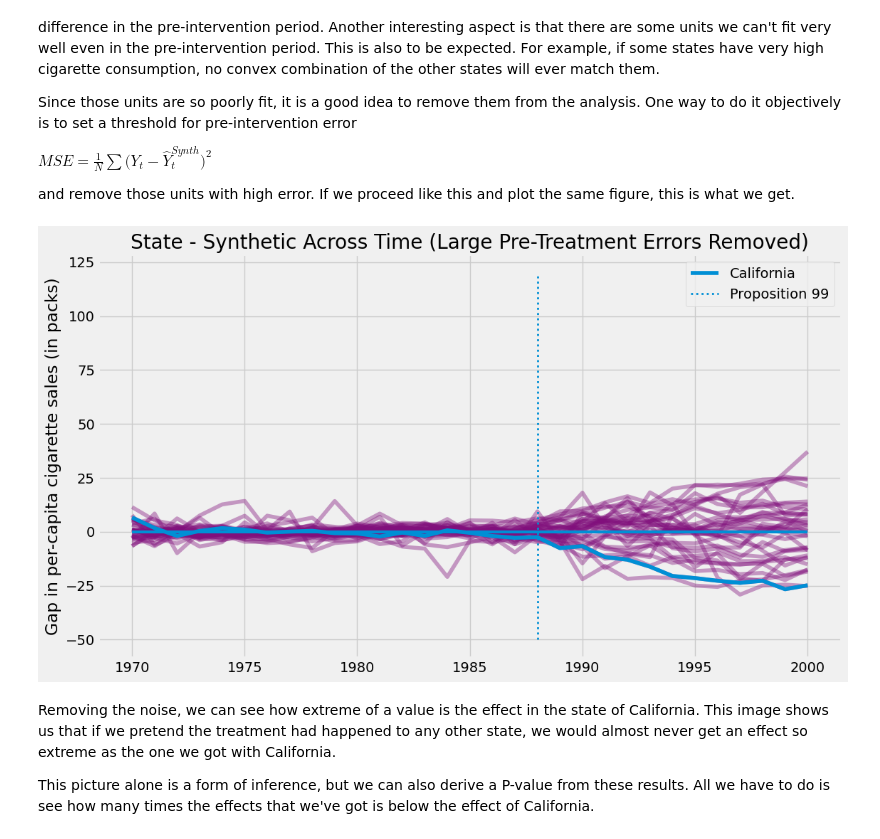
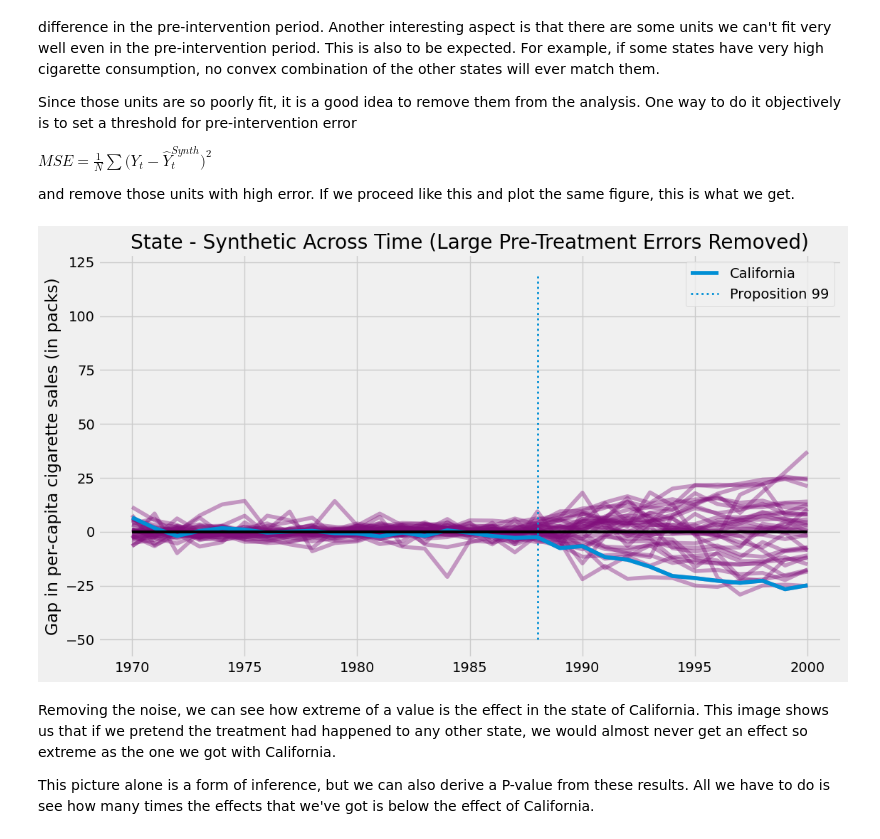
Before and after one commit to rodonn/causal, a Jupyter notebook: notebooks/session_3/4_manual_synthetic_controls.ipynb, the cells around one changed output. Saved outputs shown, nothing was run; the diff lists cells and outputs as text; code cells hidden in the pictures.

```diff
--- a/notebooks/session_3/4_manual_synthetic_controls.ipynb
+++ b/notebooks/session_3/4_manual_synthetic_controls.ipynb
@@ -422,27 +422,27 @@ and remove those units with high error. If we proceed like this and plot the sam
 # %%
 def pre_treatment_error(state):
     pre_treat_error = (state.query("~after_treatment")["cigsale"]
                        - state.query("~after_treatment")["synthetic"]) ** 2
     return pre_treat_error.mean()
 
 plt.figure(figsize=(12,7))
 for state in synthetic_states:
 
     # remove units with mean error above 80.
     if pre_treatment_error(state) < 80:
         plt.plot(state["year"], state["cigsale"] - state["synthetic"], color="C5",alpha=0.4)
 
 plt.plot(cigar.query("california")["year"], cigar.query("california")["cigsale"] - calif_synth,
         label="California");
 
 plt.vlines(x=1988, ymin=-50, ymax=120, linestyle=":", lw=2, label="Proposition 99")
-plt.hlines(y=0, xmin=1970, xmax=2000, lw=3)
+plt.hlines(y=0, xmin=1970, xmax=2000, lw=3, color="black")
 plt.ylabel("Gap in per-capita cigarette sales (in packs)")
 plt.title("Distribution of Effects")
 plt.title("State - Synthetic Across Time (Large Pre-Treatment Errors Removed)")
 plt.legend();
 # %% [output]
-[figure, old version]
+[figure, new version]
 # %% [markdown]
 Removing the noise, we can see how extreme of a value is the effect in the state of California. This image shows us that if we pretend the treatment had happened to any other state, we would almost never get an effect so extreme as the one we got with California.
 
```
Also changed, not shown: parts of 4 cells of this notebook.
